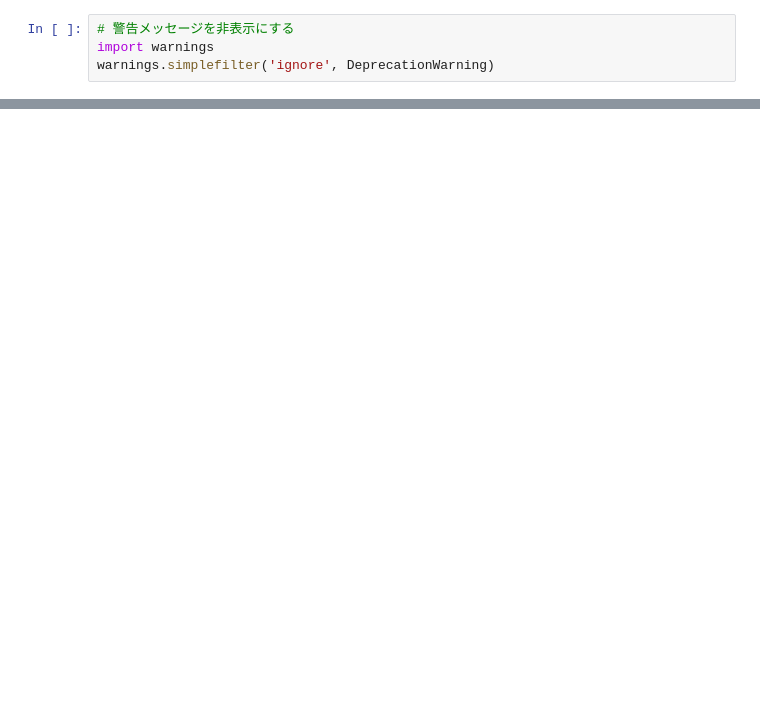
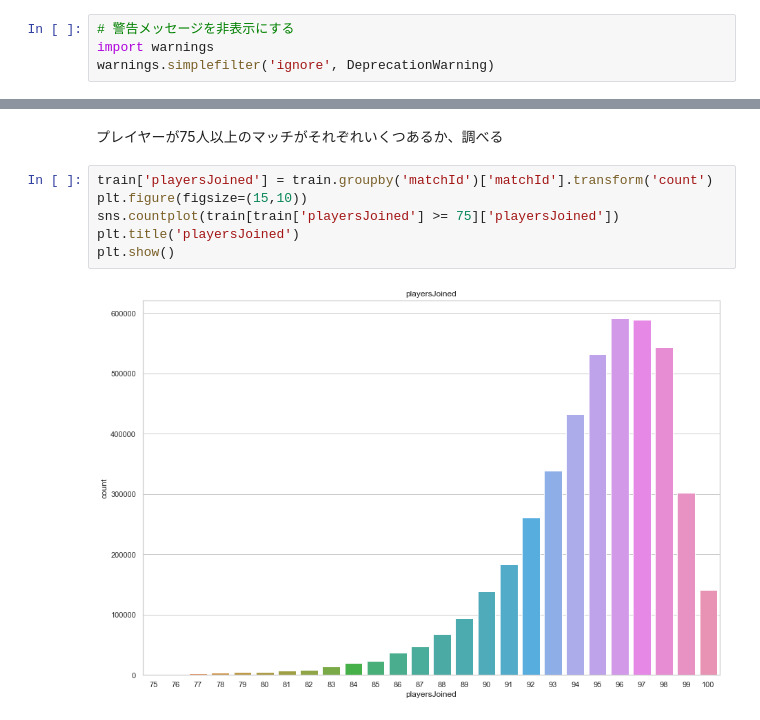
Before and after one commit to tomoki00/kaggle, a Jupyter notebook: PUBG/PUBG.ipynb, the cells around one changed output, grey strips where cells are left out. Cells and saved outputs as stored; diff of their text form; blank space fills up the shorter version.

```diff
--- a/PUBG/PUBG.ipynb
+++ b/PUBG/PUBG.ipynb
@@ -36,0 +252,10 @@ test = pd.read_csv('./pubg_data/test_V2.csv')
+# %% [markdown]
+プレイヤーが75人以上のマッチがそれぞれいくつあるか、調べる
+# %%
+train['playersJoined'] = train.groupby('matchId')['matchId'].transform('count')
+plt.figure(figsize=(15,10))
+sns.countplot(train[train['playersJoined'] >= 75]['playersJoined'])
+plt.title('playersJoined')
+plt.show()
+# %% [output]
+[figure, added]
```
Also changed, not shown: parts of 144 cells of this notebook.
